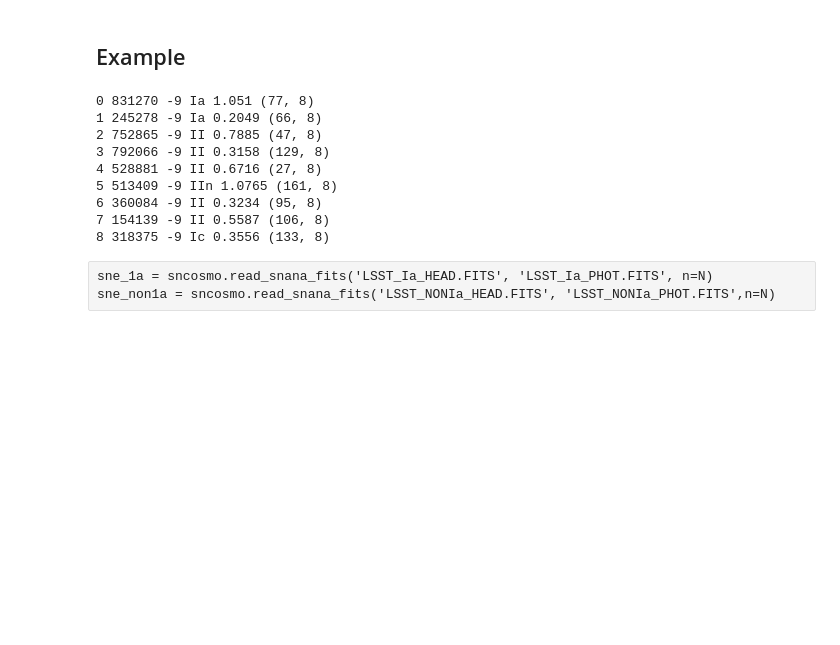
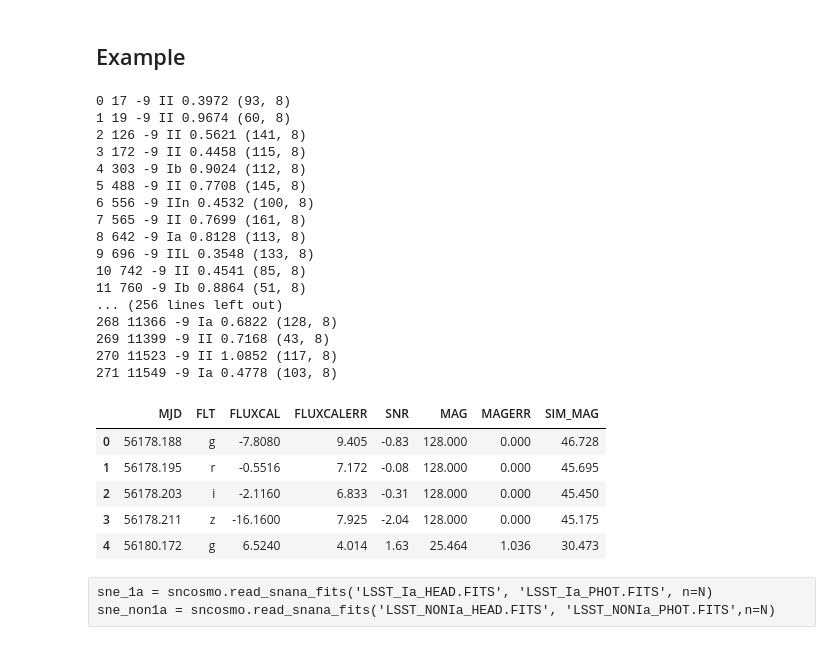
Before and after one commit to djreiss/SNclass, a Jupyter notebook: SNclass-Copy1.ipynb, the cells around one changed output. Saved outputs shown, nothing was run; the diff lists cells and outputs as text; code cells hidden in the pictures; blank space fills up the shorter version.

```diff
--- a/SNclass-Copy1.ipynb
+++ b/SNclass-Copy1.ipynb
@@ -80,22 +80,36 @@ def SNPhotCC_Parser(filename):
 # %%
 N = 300
 for n,f in enumerate(glob.glob('SIMGEN_PUBLIC_DES/DES_*.DAT.gz')[:N]):
     survey, snid, sn_type, sim_type, sim_z, ra, decl, mwebv, hostid, hostz, spec, obs = SNPhotCC_Parser(f)
     print n, snid, sn_type, sim_type, sim_z, obs.shape
-    if n == 8:  # stop at a nice big lightcurve
+    if n == 271:  # stop at a nice big lightcurve
         break
 
-#obs
+obs.head()
 # %% [output]
-0 831270 -9 Ia 1.051 (77, 8)
-1 245278 -9 Ia 0.2049 (66, 8)
-2 752865 -9 II 0.7885 (47, 8)
-3 792066 -9 II 0.3158 (129, 8)
-4 528881 -9 II 0.6716 (27, 8)
-5 513409 -9 IIn 1.0765 (161, 8)
-6 360084 -9 II 0.3234 (95, 8)
-7 154139 -9 II 0.5587 (106, 8)
-8 318375 -9 Ic 0.3556 (133, 8)
+0 17 -9 II 0.3972 (93, 8)
+1 19 -9 II 0.9674 (60, 8)
+2 126 -9 II 0.5621 (141, 8)
+3 172 -9 II 0.4458 (115, 8)
+4 303 -9 Ib 0.9024 (112, 8)
+5 488 -9 II 0.7708 (145, 8)
+6 556 -9 IIn 0.4532 (100, 8)
+7 565 -9 II 0.7699 (161, 8)
+8 642 -9 Ia 0.8128 (113, 8)
+9 696 -9 IIL 0.3548 (133, 8)
+10 742 -9 II 0.4541 (85, 8)
+11 760 -9 Ib 0.8864 (51, 8)
+... (256 lines left out)
+268 11366 -9 Ia 0.6822 (128, 8)
+269 11399 -9 II 0.7168 (43, 8)
+270 11523 -9 II 1.0852 (117, 8)
+271 11549 -9 Ia 0.4778 (103, 8)
+|  | MJD | FLT | FLUXCAL | FLUXCALERR | SNR | MAG | MAGERR | SIM_MAG |
+| 0 | 56178.188 | g | -7.8080 | 9.405 | -0.83 | 128.000 | 0.000 | 46.728 |
+| 1 | 56178.195 | r | -0.5516 | 7.172 | -0.08 | 128.000 | 0.000 | 45.695 |
+| 2 | 56178.203 | i | -2.1160 | 6.833 | -0.31 | 128.000 | 0.000 | 45.450 |
+| 3 | 56178.211 | z | -16.1600 | 7.925 | -2.04 | 128.000 | 0.000 | 45.175 |
+| 4 | 56180.172 | g | 6.5240 | 4.014 | 1.63 | 25.464 | 1.036 | 30.473 |
 # %% [raw]
 sne_1a = sncosmo.read_snana_fits('LSST_Ia_HEAD.FITS', 'LSST_Ia_PHOT.FITS', n=N)
 sne_non1a = sncosmo.read_snana_fits('LSST_NONIa_HEAD.FITS', 'LSST_NONIa_PHOT.FITS',n=N)
```
Also changed, not shown: parts of 7 cells of this notebook.
